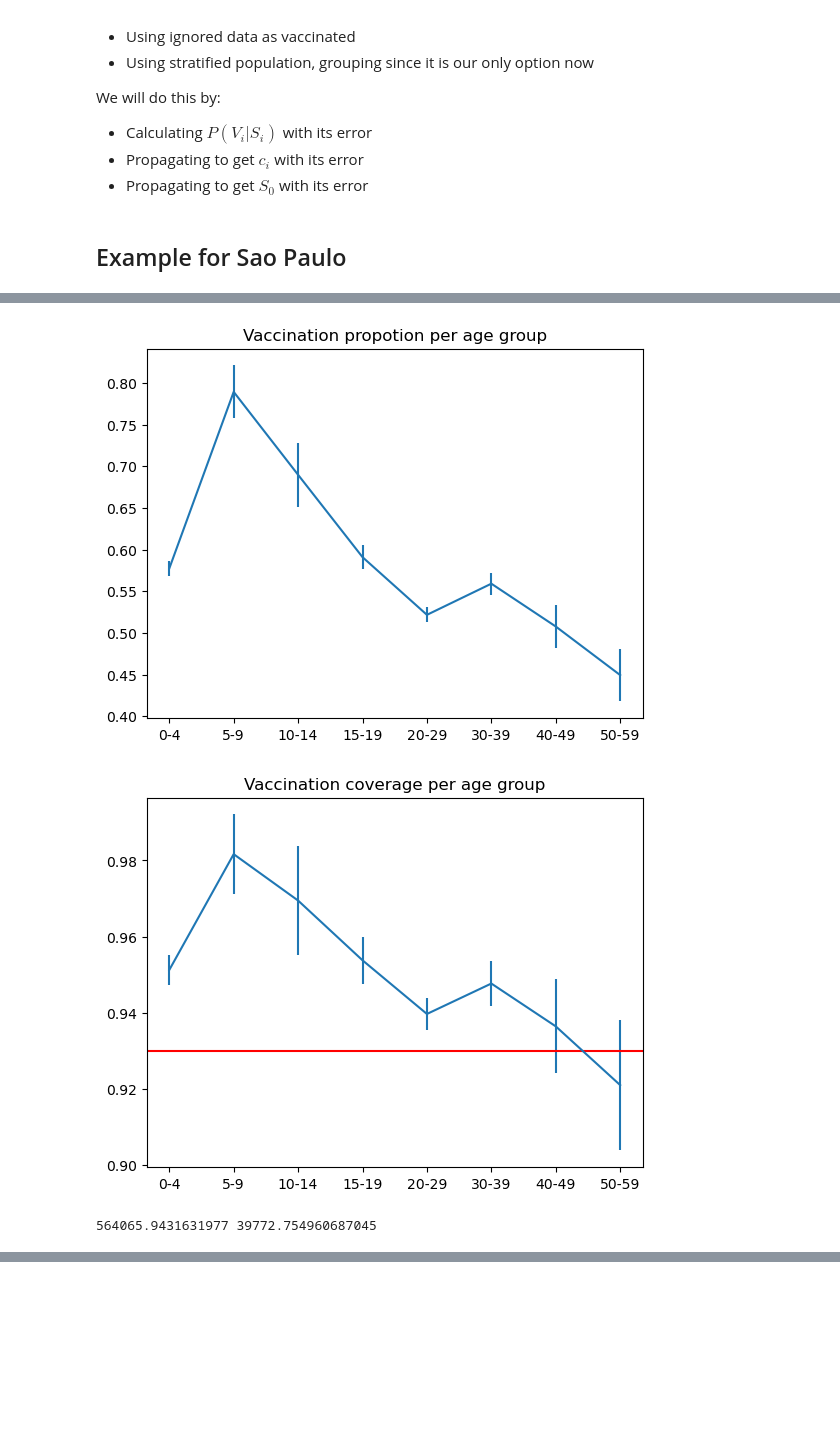
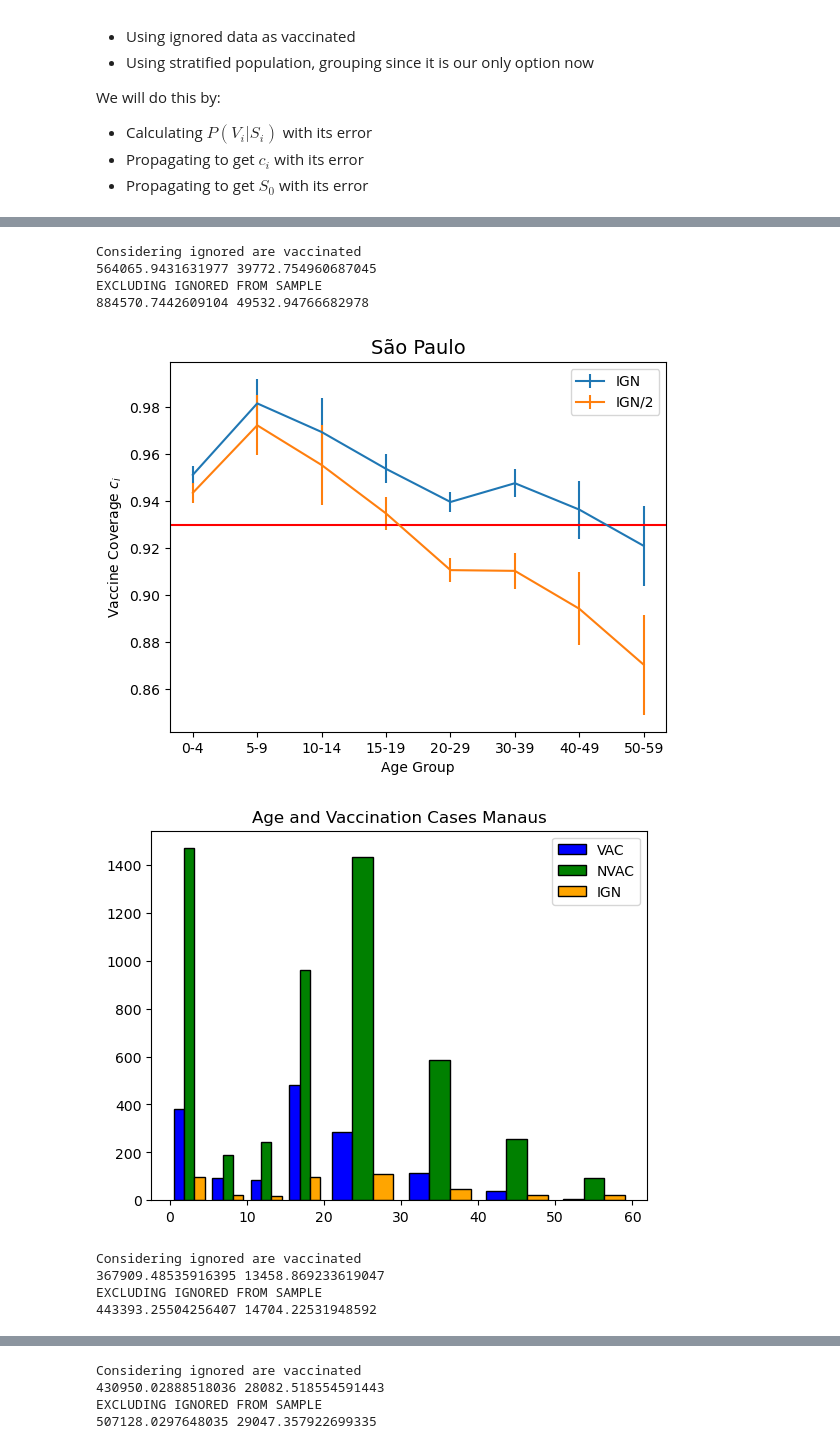
Before and after one commit to denisecammarota/measles-BR, a Jupyter notebook: Notebooks/S0_Errors_Estimation.ipynb, the cells around one changed output, grey strips where cells are left out. Saved outputs shown, nothing was run; the diff lists cells and outputs as text; code cells hidden in the pictures; blank space fills up the shorter version.

Commit message:
added cities and error calculation

```diff
--- a/Notebooks/S0_Errors_Estimation.ipynb
+++ b/Notebooks/S0_Errors_Estimation.ipynb
@@ -22,11 +22,9 @@ We will do this by:
 - Calculating $P(V_i|S_i)$ with its error
 - Propagating to get $c_i$ with its error
 - Propagating to get $S_0$ with its error
-# %% [markdown]
-## Example for Sao Paulo
 # %%
-first_10 = [355030.]
-first_10_names = ['SP']
+first_10 = [355030., 130260., 150140., 410690., 150080., 351880., 130250.,
+       330455., 351630., 160030.,230440.,354870.,354780.,353440.,351640.]
 
 # data for municipalities by age
 data_muns = pd.read_csv('../Data/age_groups_municipalities.csv')
@@ -55,46 +53,74 @@ for mun in first_10:
     x_ign = list(df_tmp[df_tmp['CS_VACINA'] == 9]['NU_IDADE_N'])
     bins_grouped = np.array([0,5,10,15,20,30,40,50,60])
     #bins_grouped = np.array([0,5,10,15,20,30,40])
     bins = plt.hist([x_vac, x_nvac, x_ign], color=colors, label=names, bins=bins_grouped,  edgecolor = 'black')
     plt.title('Age and Vaccination Cases '+ str(mun_name))
     plt.legend()
     plt.show()
+    # CONSIDERING IGNORED ARE VACCINATED
+    print('Considering ignored are vaccinated')
     vacs = bins[0][0]
     nvacs = bins[0][1]
     ign = bins[0][2]
+    vacs_2 = vacs.copy()
+    nvacs_2 = nvacs.copy()
+    ign_2 = ign.copy()
     vacs = vacs + ign
     # first we calculate the proportion of vaccinated
     N = vacs+nvacs # sample size
     p_vacs = vacs/N # proportion of sample
     # now we calculate errors for these proportions
     e_p_vacs = np.sqrt(p_vacs*(1 - p_vacs)/N)
-    # plotting the proportion with its error
-    fig, ax = plt.subplots()
-    ax.errorbar(np.arange(len(p_vacs)),p_vacs, yerr = e_p_vacs)
-    ax.set_xticks(np.arange(len(p_vacs)))
-    ax.set_xticklabels(['0-4','5-9','10-14','15-19', '20-29', '30-39','40-49','50-59'])
-    ax.set_title('Vaccination propotion per age group')
     # second we propagate to calculate the vaccination coverage
     eps = 0.93 # vaccine efficacy
     c_vacs = coverage_age(p_vacs,eps)
     e_c_vacs = error_coverage_age(p_vacs,eps)*e_p_vacs
-    fig, ax = plt.subplots()
-    ax.errorbar(np.arange(len(c_vacs)),c_vacs, yerr = e_c_vacs)
-    ax.set_xticks(np.arange(len(c_vacs)))
-    ax.set_xticklabels(['0-4','5-9','10-14','15-19', '20-29', '30-39','40-49','50-59'])
-    ax.set_title('Vaccination coverage per age group')
-    ax.axhline(0.93,color = 'r')
-    plt.show()
     # third we calculate S0 with its corresponding error
     data_sp = data_muns[data_muns['Municipio'] == mun]
     data_sp = data_sp.to_numpy()[0]
     data_sp = data_sp[2:10]
     gap_vacs = 1 - np.array(c_vacs)
     S0 = np.sum(data_sp*gap_vacs)
     e_S0 = np.sqrt(np.sum((data_sp*e_c_vacs)**2))
     print(S0,e_S0)
+    # EXCLUDING IGNORED FROM SAMPLE
+    print('EXCLUDING IGNORED FROM SAMPLE')
+    vacs_2 = vacs_2 + ign_2/2
+    nvacs_2 = nvacs_2 + ign_2/2
+    N_2 = vacs_2 + nvacs_2 # sample size
+    p_vacs_2 = vacs_2/N_2 # proportion of sample
+    # now we calculate errors for these proportions
+    e_p_vacs_2 = np.sqrt(p_vacs_2*(1 - p_vacs_2)/N_2)
+    # second we propagate to calculate the vaccination coverage
+    eps = 0.93 # vaccine efficacy
+    c_vacs_2 = coverage_age(p_vacs_2,eps)
+    e_c_vacs_2 = error_coverage_age(p_vacs_2,eps)*e_p_vacs_2
+    # third we calculate S0 with its corresponding error
+    gap_vacs_2 = 1 - np.array(c_vacs_2)
+    S0_2 = np.sum(data_sp*gap_vacs_2)
+    e_S0_2 = np.sqrt(np.sum((data_sp*e_c_vacs_2)**2))
+    print(S0_2,e_S0_2)
+    # NOW PLOTTING BOTH VACCINATION COVERAGES
+    fig, ax = plt.subplots()
+    ax.errorbar(np.arange(len(c_vacs)),c_vacs, yerr = e_c_vacs, label = 'IGN')
+    ax.errorbar(np.arange(len(c_vacs_2)),c_vacs_2, yerr = e_c_vacs_2, label = 'IGN/2')
+    ax.set_xticks(np.arange(len(p_vacs)))
+    ax.set_xticklabels(['0-4','5-9','10-14','15-19', '20-29', '30-39','40-49','50-59'])
+    ax.axhline(0.93,color = 'r')
+    ax.set_xlabel('Age Group')
+    ax.set_ylabel('Vaccine Coverage '+r'$c_i$')
+    plt.title(mun_name, fontsize = 14)
+    plt.legend()
+    plt.show()
 # %% [output]
 [figure]
+Considering ignored are vaccinated
+564065.9431631977 39772.754960687045
+EXCLUDING IGNORED FROM SAMPLE
+884570.7442609104 49532.94766682978
-[figure, old version]
+[figure, new version]
-[figure, old version]
+[figure, new version]
-564065.9431631977 39772.754960687045
+Considering ignored are vaccinated
+367909.48535916395 13458.869233619047
+EXCLUDING IGNORED FROM SAMPLE
+443393.25504256407 14704.22531948592
@@ -100,0 +129,4 @@ for mun in first_10:
+Considering ignored are vaccinated
+430950.02888518036 28082.518554591443
+EXCLUDING IGNORED FROM SAMPLE
+507128.0297648035 29047.357922699335
```
Also changed, not shown: parts of 1 cell of this notebook.
